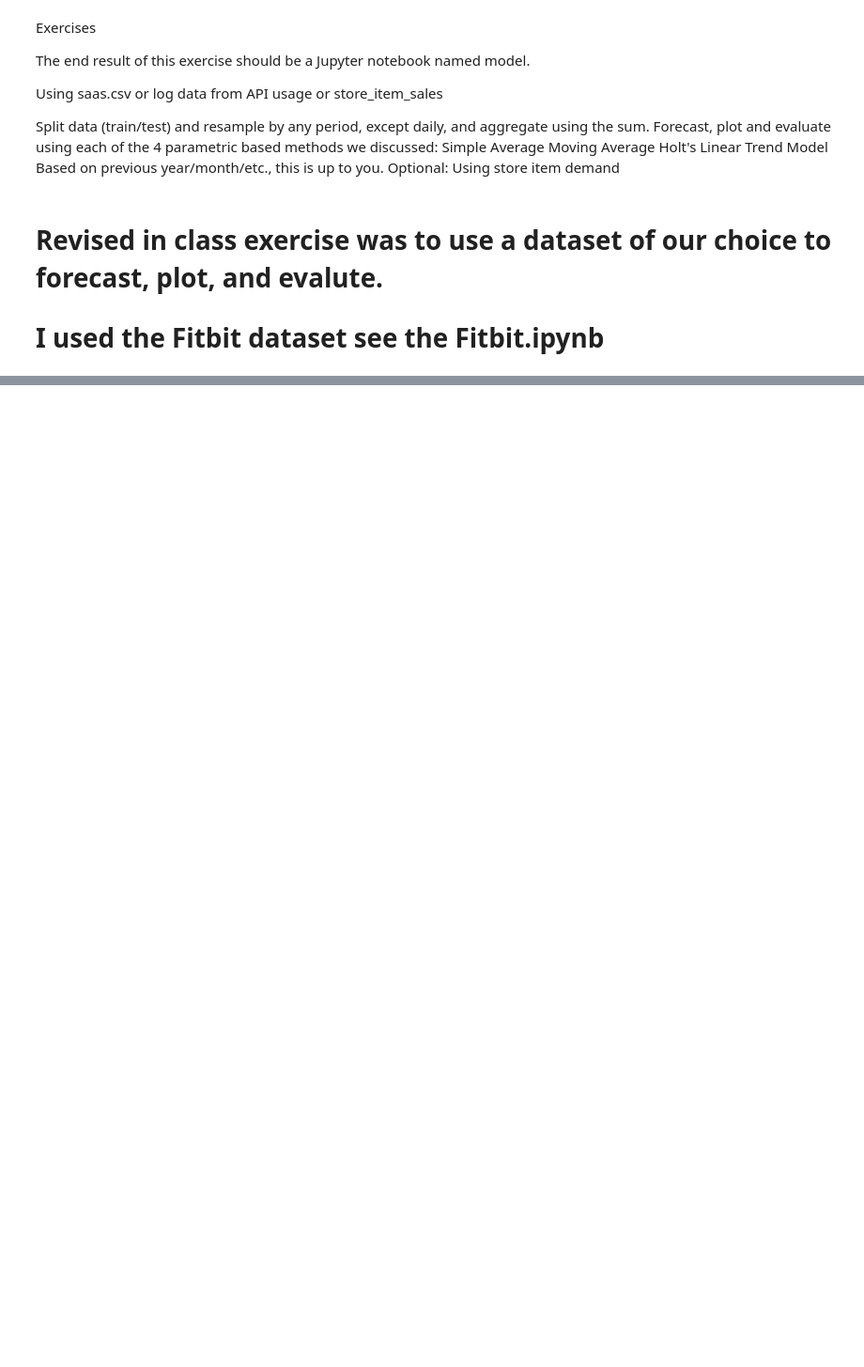
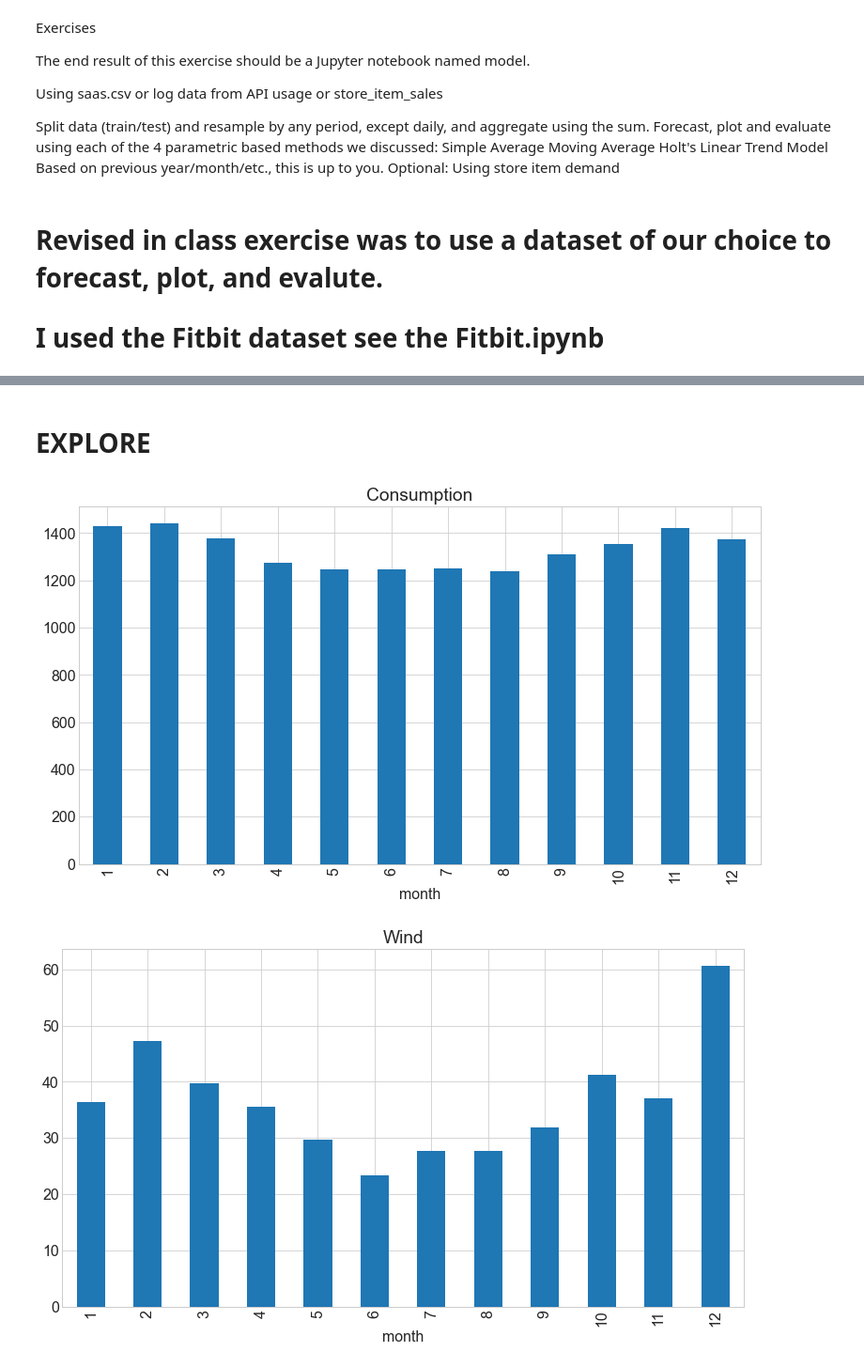
Before and after one commit to RyvynYoung/time-series-exercises, a Jupyter notebook: model.ipynb, the cells around one changed output, grey strips where cells are left out. Shown at 94% size. Saved outputs shown, nothing was run; the diff lists cells and outputs as text; code cells hidden in the pictures; blank space fills up the shorter version.

```diff
--- a/model.ipynb
+++ b/model.ipynb
@@ -22,0 +119,7 @@ Plot the 2018 monthly sales predictions.
+# %% [markdown]
+# EXPLORE
+# %%
+explore.bar_plots(train)
+# %% [output]
+[figure, added]
+[figure, added]
```
Also changed, not shown: parts of 15 cells of this notebook, 6 other files.
